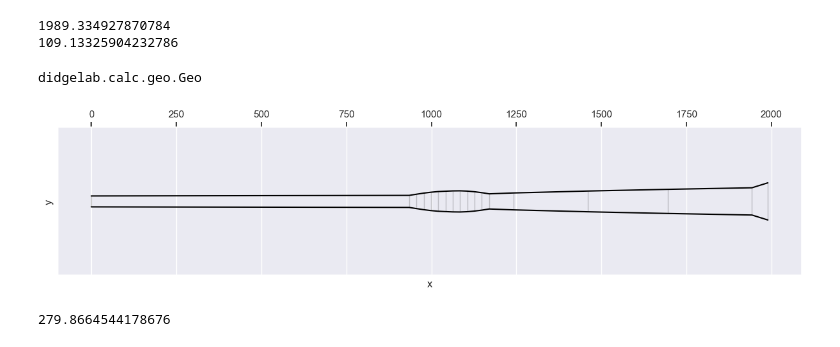
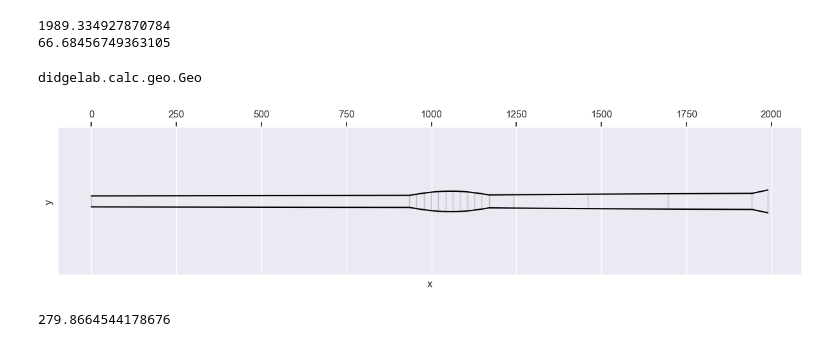
Before and after one commit to Didgitaldoo/didge-lab, a Jupyter notebook: src/experiments/arusha/test.ipynb, the cells around one changed output. Drawn from its saved outputs; the diff is of its cells as text; code cells hidden in the pictures.

```diff
--- a/src/experiments/arusha/test.ipynb
+++ b/src/experiments/arusha/test.ipynb
@@ -61,9 +61,9 @@ class MbeyaGemome(GeoGenome):
         self.add_param("opening_length", 700, 1000)
 
         # bell
-        self.add_param("d_pre_bell", 40, 50)
+        self.add_param("d_pre_bell", 5, 20)
         self.add_param("l_bell", 20, 50)
-        self.add_param("bellsize", 5, 30)
+        self.add_param("bellsize", 5, 20)
 
         # bubble
         for i in range(self.n_bubbles):
@@ -179,35 +179,35 @@ def single_note_loss(note, peaks, i_note=0, filter_rel_imp=0.1):
 # add loss if the didge gets smaller
 def diameter_loss(geo):
 
     if type(geo)==Geo:
         shape=geo.geo
     elif type(geo) == list:
         shape=geo
     else:
         raise Exception("unknown type " + str(type(geo)))
 
     loss=0
     for i in range(1, len(shape)):
         delta_y=shape[i-1][1]-shape[i][1]
         if delta_y < 0:
             loss+=-1*delta_y
 
     loss*=0.005
     return loss
 
 np.random.seed(0)
 didge = MbeyaGemome().genome2geo()
 vis_didge(didge)
 
 print(didge.length())
 print(didge.bellsize())
 
 Geo
 # %% [output]
 1989.334927870784
-109.13325904232786
+66.68456749363105
 didgelab.calc.geo.Geo
-[figure, old version]
+[figure, new version]
 # %%
 notes.freq.iloc[0]*5
 # %% [output]
```
Also changed, not shown: 5 other files.
